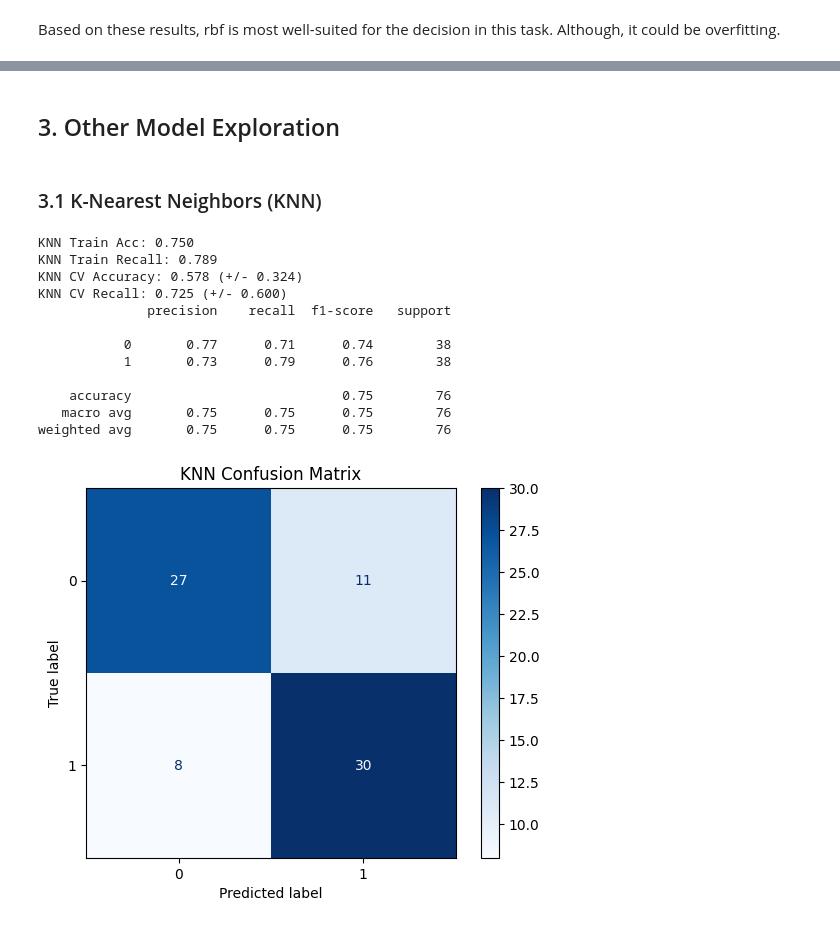
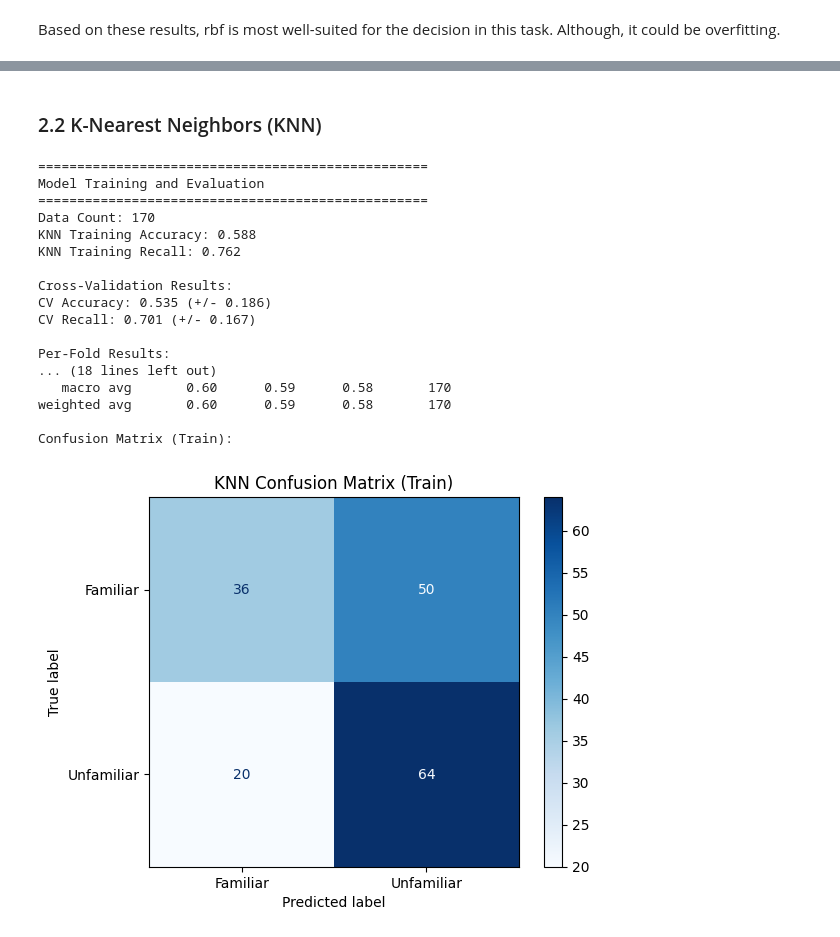
Before and after one commit to YouniPark/FYDP-rename_later-, a Jupyter notebook: poc/eeg_analysis/Classifier_Training.ipynb, the cells around one changed output, grey strips where cells are left out. Saved outputs shown, nothing was run; the diff lists cells and outputs as text; code cells hidden in the pictures.

```diff
--- a/poc/eeg_analysis/Classifier_Training.ipynb
+++ b/poc/eeg_analysis/Classifier_Training.ipynb
@@ -63,7 +125,10 @@ Data columns (total 91 columns):
 2. Remove outliers (if any)
 3. Scale/normalize (StandardScaler)
 # %%
-## Relablel class labels
+## Relabel class labels
+# Store experiment column before filtering
+experiment_col = data['experiment'].copy() if 'experiment' in data.columns else None
+
 # Filter out 'Mov' rows first
 data = data[data['condition'].isin(['Fam', 'Unf'])]
 
@@ -71,6 +136,11 @@ data = data[data['condition'].isin(['Fam', 'Unf'])]
 data['condition'] = data['condition'].map({'Fam': 0, 'Unf': 1})
 data = data.rename(columns={'condition': 'IS_UNFAMILIAR'})
 
+# Re-add experiment column if it existed
+if experiment_col is not None:
+    # Filter experiment column to match filtered data indices
+    data['experiment'] = experiment_col[data.index]
+
 print("Relabeled ERP Feature Data Info:")
 print(data.head())
 # %% [output]
@@ -416,28 +517,0 @@ Scaled Reduced ERP Feature Data Info:
-# %%
-## Train and evaluate SVM
-# Params:
-# kernel: rbf (default), linear, poly, sigmoid
-# C (regularization parameter): default=1.0
-
-svm_reduced = SVC(kernel='rbf', C=1, random_state=42, class_weight=custom_class_weight)
-svm_reduced.fit(X_train_reduced_scaled, y_train)
-
-# Evaluate
-train_accuracy = svm_reduced.score(X_train_reduced_scaled, y_train)
-# test_accuracy = svm_reduced.score(X_test_reduced_scaled, y_test)
-
-y_train_pred_temp = svm_reduced.predict(X_train_reduced_scaled)
-from sklearn.metrics import recall_score
-train_recall = recall_score(y_train, y_train_pred_temp)
-
-print(f"Training Accuracy: {train_accuracy:.3f}")
-print(f"Training Recall: {train_recall:.3f}")
-# print(f"Test Accuracy: {test_accuracy:.3f}")
-
-
-# Cross-validation for more robust estimate (folds data n_cv_split times)
-
-cv_accuracy = cross_val_score(svm_reduced, X_train_reduced_scaled, y_train, cv=n_cv_split, scoring='accuracy')
-cv_recall = cross_val_score(svm_reduced, X_train_reduced_scaled, y_train, cv=n_cv_split, scoring='recall')
-print(f"CV Accuracy: {cv_accuracy.mean():.3f} (+/- {cv_accuracy.std() * 2:.3f})")
-print(f"CV Recall: {cv_recall.mean():.3f} (+/- {cv_recall.std() * 2:.3f})")
@@ -670,2 +517,0 @@ Training Confusion Matrix:
-# %% [markdown]
-## 3. Other Model Exploration
@@ -699,23 +518,29 @@ def eval_model(name, model, X, y):
 # %% [markdown]
-### 3.1 K-Nearest Neighbors (KNN)
+### 2.2 K-Nearest Neighbors (KNN)
 # %%
-# Train KNN Classifier
+## Train KNN Classifier
 
 # Full dataset
-eval_model("KNN", KNeighborsClassifier(n_neighbors=7), X_train_scaled, y_train)
+knn = evaluate_train_and_cv("KNN", KNeighborsClassifier(n_neighbors=25), X_train_scaled, y_train, k_fold_cv, detailed_train_report=True)
+
 # Reduced dataset
-# eval_model("KNN (Reduced)", KNeighborsClassifier(n_neighbors=5), X_train_reduced_scaled, y_train)
+# knn = evaluate_train_and_cv("KNN (reduced)", KNeighborsClassifier(n_neighbors=7), X_train_reduced_scaled, y_train, k_fold_cv, detailed_train_report=True)
 # %% [output]
-KNN Train Acc: 0.750
-KNN Train Recall: 0.789
-KNN CV Accuracy: 0.578 (+/- 0.324)
-KNN CV Recall: 0.725 (+/- 0.600)
-              precision    recall  f1-score   support
+==================================================
+Model Training and Evaluation
+==================================================
+Data Count: 170
+KNN Training Accuracy: 0.588
+KNN Training Recall: 0.762
 
-           0       0.77      0.71      0.74        38
-           1       0.73      0.79      0.76        38
+Cross-Validation Results:
+CV Accuracy: 0.535 (+/- 0.186)
+CV Recall: 0.701 (+/- 0.167)
 
-    accuracy                           0.75        76
-   macro avg       0.75      0.75      0.75        76
-weighted avg       0.75      0.75      0.75        76
+Per-Fold Results:
+... (18 lines left out)
+   macro avg       0.60      0.59      0.58       170
+weighted avg       0.60      0.59      0.58       170
+
+Confusion Matrix (Train):
-[figure, old version]
+[figure, new version]
```
Also changed, not shown: parts of 63 cells of this notebook.
